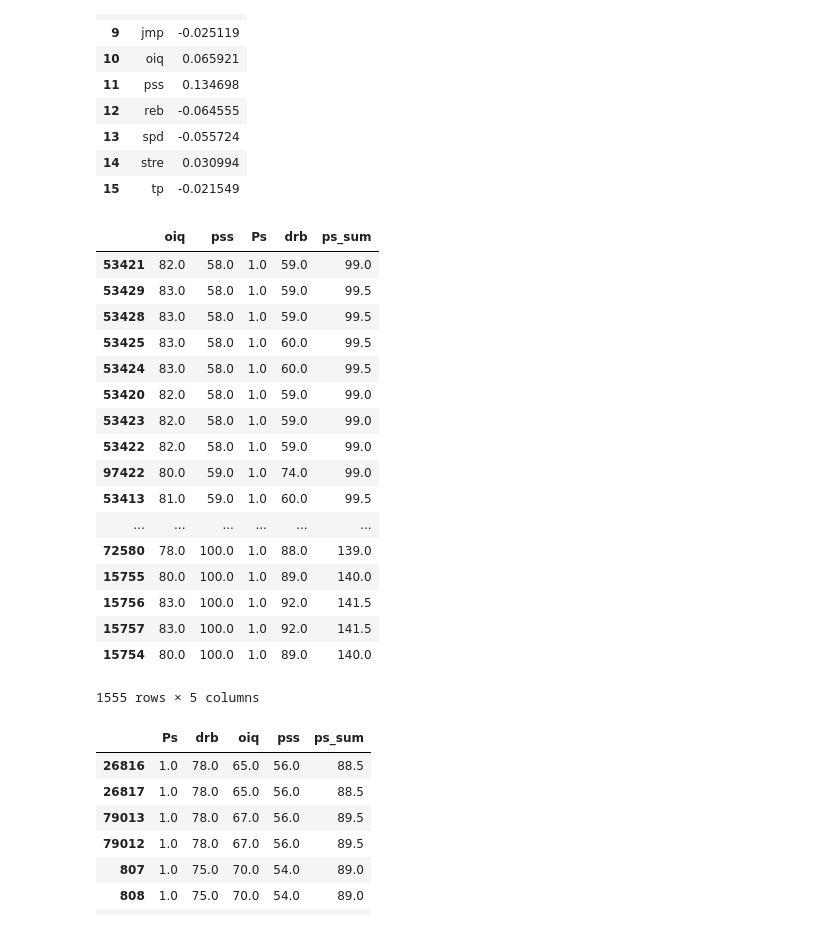
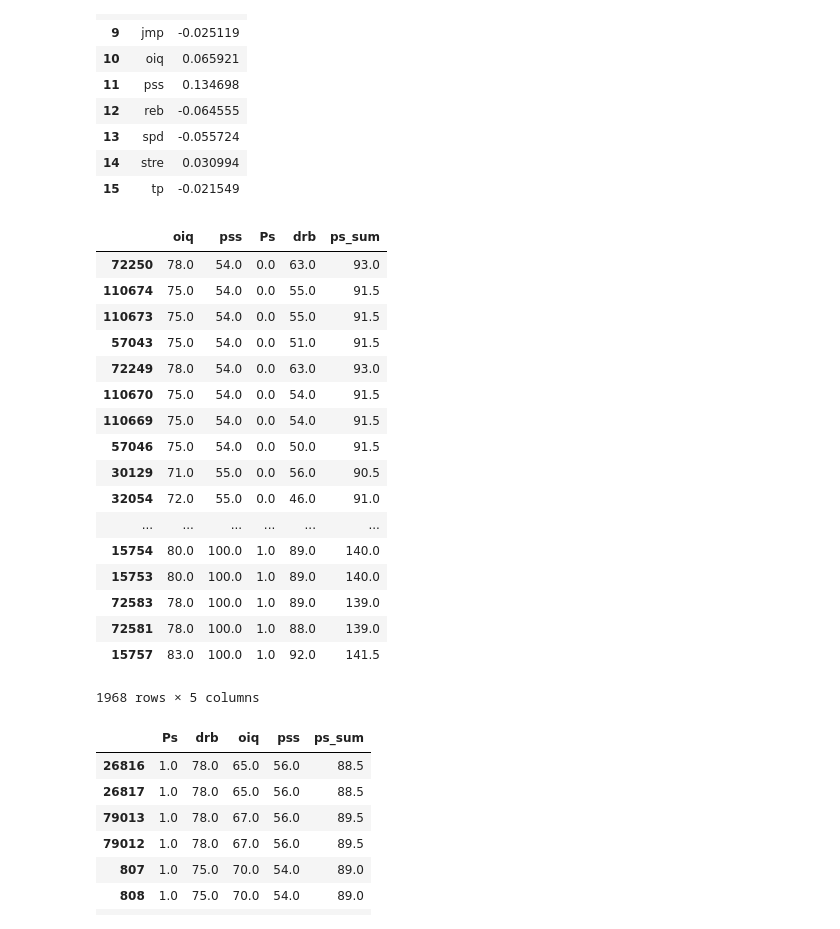
Before and after one commit to aemrich/bbgm_predict, a Jupyter notebook: analysis.ipynb, the cells around one changed output. Drawn from its saved outputs; the diff is of its cells as text; code cells hidden in the pictures.

```diff
--- a/analysis.ipynb
+++ b/analysis.ipynb
@@ -332,26 +332,26 @@ df_coef
 # %%
 df_ewa_ratings['ps_sum'] = 0.5 * df_ewa_ratings['oiq'] + df_ewa_ratings['pss']
 # %%
-df_ewa_ratings[(df_ewa_ratings['oiq'] > 70) & (df_ewa_ratings['ps_sum'] > 98) & (df_ewa_ratings['pss'] > 56)][['oiq', 'pss', 'Ps', 'drb', 'ps_sum']].sort_values('pss')
+df_ewa_ratings[(df_ewa_ratings['oiq'] > 70) & (df_ewa_ratings['ps_sum'] > 90) & (df_ewa_ratings['pss'] > 53)][['oiq', 'pss', 'Ps', 'drb', 'ps_sum']].sort_values('pss')
 # %% [output]
 |  | oiq | pss | Ps | drb | ps_sum |
-| 53421 | 82.0 | 58.0 | 1.0 | 59.0 | 99.0 |
-| 53429 | 83.0 | 58.0 | 1.0 | 59.0 | 99.5 |
-| 53428 | 83.0 | 58.0 | 1.0 | 59.0 | 99.5 |
-| 53425 | 83.0 | 58.0 | 1.0 | 60.0 | 99.5 |
-| 53424 | 83.0 | 58.0 | 1.0 | 60.0 | 99.5 |
-| 53420 | 82.0 | 58.0 | 1.0 | 59.0 | 99.0 |
-| 53423 | 82.0 | 58.0 | 1.0 | 59.0 | 99.0 |
-| 53422 | 82.0 | 58.0 | 1.0 | 59.0 | 99.0 |
-| 97422 | 80.0 | 59.0 | 1.0 | 74.0 | 99.0 |
-| 53413 | 81.0 | 59.0 | 1.0 | 60.0 | 99.5 |
+| 72250 | 78.0 | 54.0 | 0.0 | 63.0 | 93.0 |
+| 110674 | 75.0 | 54.0 | 0.0 | 55.0 | 91.5 |
+| 110673 | 75.0 | 54.0 | 0.0 | 55.0 | 91.5 |
+| 57043 | 75.0 | 54.0 | 0.0 | 51.0 | 91.5 |
+| 72249 | 78.0 | 54.0 | 0.0 | 63.0 | 93.0 |
+| 110670 | 75.0 | 54.0 | 0.0 | 54.0 | 91.5 |
+| 110669 | 75.0 | 54.0 | 0.0 | 54.0 | 91.5 |
+| 57046 | 75.0 | 54.0 | 0.0 | 50.0 | 91.5 |
+| 30129 | 71.0 | 55.0 | 0.0 | 56.0 | 90.5 |
+| 32054 | 72.0 | 55.0 | 0.0 | 46.0 | 91.0 |
 | ... | ... | ... | ... | ... | ... |
-| 72580 | 78.0 | 100.0 | 1.0 | 88.0 | 139.0 |
-| 15755 | 80.0 | 100.0 | 1.0 | 89.0 | 140.0 |
-| 15756 | 83.0 | 100.0 | 1.0 | 92.0 | 141.5 |
+| 15754 | 80.0 | 100.0 | 1.0 | 89.0 | 140.0 |
+| 15753 | 80.0 | 100.0 | 1.0 | 89.0 | 140.0 |
+| 72583 | 78.0 | 100.0 | 1.0 | 89.0 | 139.0 |
+| 72581 | 78.0 | 100.0 | 1.0 | 88.0 | 139.0 |
 | 15757 | 83.0 | 100.0 | 1.0 | 92.0 | 141.5 |
-| 15754 | 80.0 | 100.0 | 1.0 | 89.0 | 140.0 |
-1555 rows × 5 columns
+1968 rows × 5 columns
 # %%
 df_ewa_ratings[(df_ewa_ratings['pss'] <57) & (df_ewa_ratings['Ps'] == 1)][['Ps', 'drb','oiq', 'pss', 'ps_sum']].sort_values('oiq')
 # %% [output]
```
